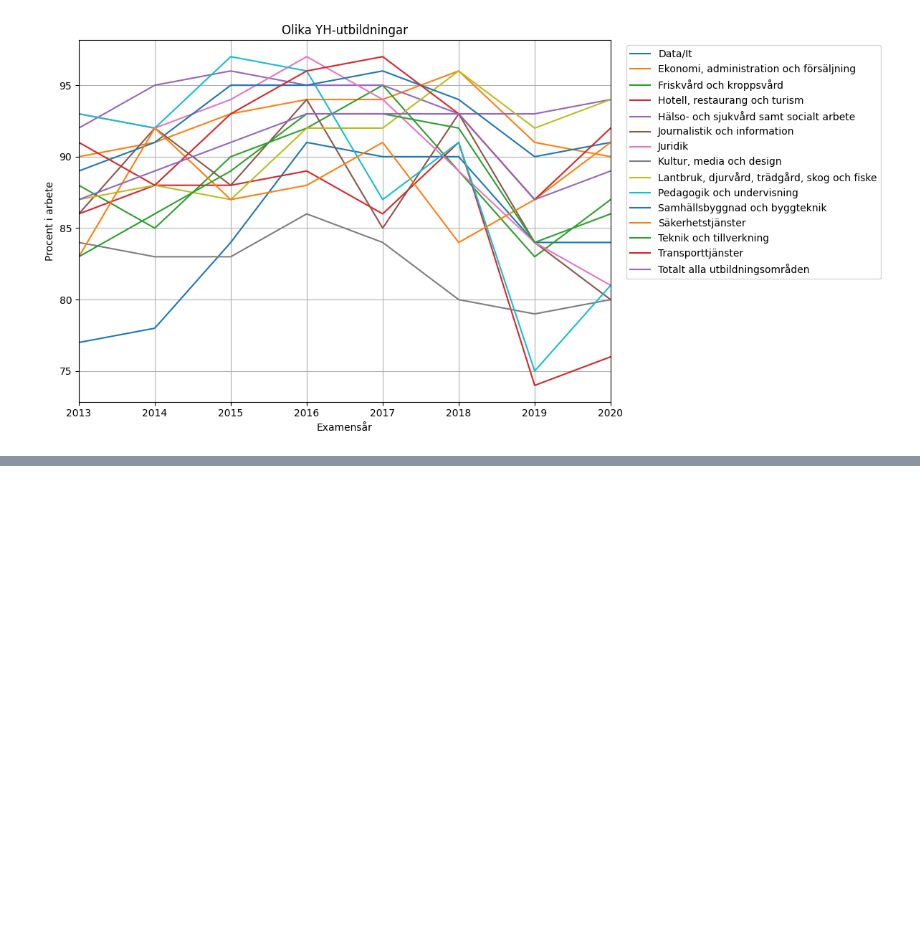
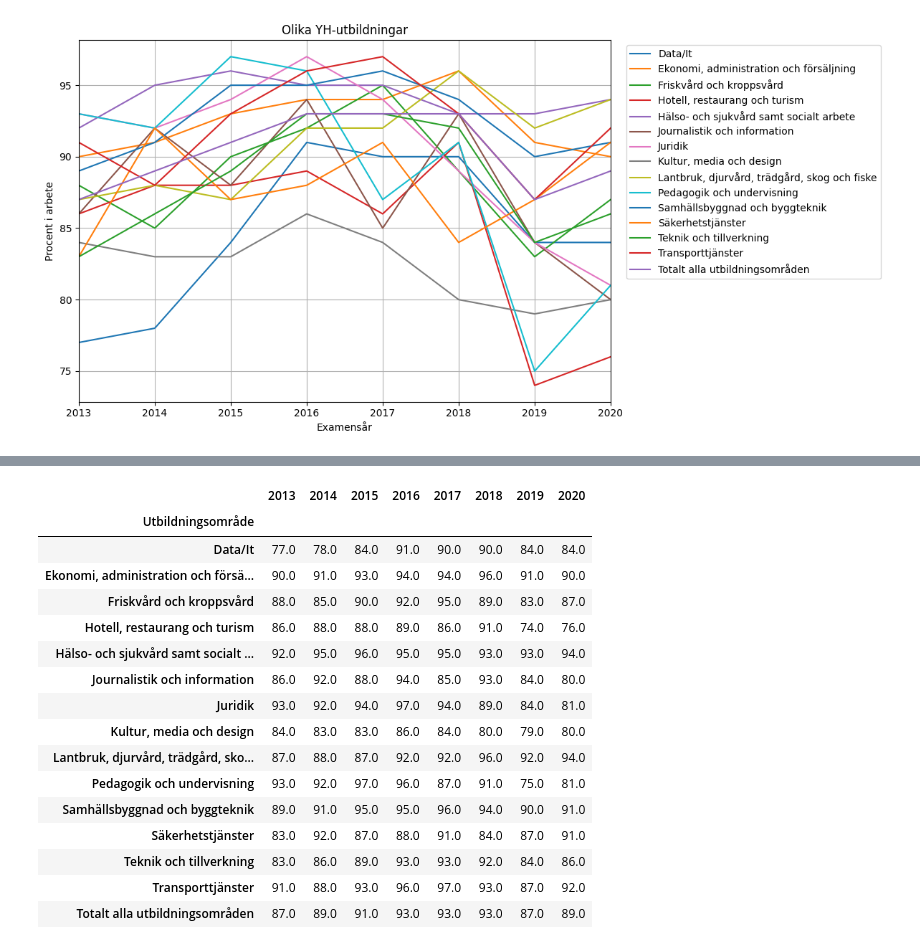
Before and after one commit to kokchun/PrataData, a Jupyter notebook: MYH/exploring_sysselsattning.ipynb, the cells around one changed output, grey strips where cells are left out. Saved outputs shown, nothing was run; the diff lists cells and outputs as text; code cells hidden in the pictures; blank space fills up the shorter version.

```diff
--- a/MYH/exploring_sysselsattning.ipynb
+++ b/MYH/exploring_sysselsattning.ipynb
@@ -114,0 +161,20 @@ fig.savefig("visualizations/sysselsattning/multiple_trends_cluttered.png")
+# %%
+df_mean
+# %% [output]
+|  | 2013 | 2014 | 2015 | 2016 | 2017 | 2018 | 2019 | 2020 |
+| Utbildningsområde |  |  |  |  |  |  |  |  |
+| Data/It | 77.0 | 78.0 | 84.0 | 91.0 | 90.0 | 90.0 | 84.0 | 84.0 |
+| Ekonomi, administration och försä... | 90.0 | 91.0 | 93.0 | 94.0 | 94.0 | 96.0 | 91.0 | 90.0 |
+| Friskvård och kroppsvård | 88.0 | 85.0 | 90.0 | 92.0 | 95.0 | 89.0 | 83.0 | 87.0 |
+| Hotell, restaurang och turism | 86.0 | 88.0 | 88.0 | 89.0 | 86.0 | 91.0 | 74.0 | 76.0 |
+| Hälso- och sjukvård samt socialt ... | 92.0 | 95.0 | 96.0 | 95.0 | 95.0 | 93.0 | 93.0 | 94.0 |
+| Journalistik och information | 86.0 | 92.0 | 88.0 | 94.0 | 85.0 | 93.0 | 84.0 | 80.0 |
+| Juridik | 93.0 | 92.0 | 94.0 | 97.0 | 94.0 | 89.0 | 84.0 | 81.0 |
+| Kultur, media och design | 84.0 | 83.0 | 83.0 | 86.0 | 84.0 | 80.0 | 79.0 | 80.0 |
+| Lantbruk, djurvård, trädgård, sko... | 87.0 | 88.0 | 87.0 | 92.0 | 92.0 | 96.0 | 92.0 | 94.0 |
+| Pedagogik och undervisning | 93.0 | 92.0 | 97.0 | 96.0 | 87.0 | 91.0 | 75.0 | 81.0 |
+| Samhällsbyggnad och byggteknik | 89.0 | 91.0 | 95.0 | 95.0 | 96.0 | 94.0 | 90.0 | 91.0 |
+| Säkerhetstjänster | 83.0 | 92.0 | 87.0 | 88.0 | 91.0 | 84.0 | 87.0 | 91.0 |
+| Teknik och tillverkning | 83.0 | 86.0 | 89.0 | 93.0 | 93.0 | 92.0 | 84.0 | 86.0 |
+| Transporttjänster | 91.0 | 88.0 | 93.0 | 96.0 | 97.0 | 93.0 | 87.0 | 92.0 |
+| Totalt alla utbildningsområden | 87.0 | 89.0 | 91.0 | 93.0 | 93.0 | 93.0 | 87.0 | 89.0 |
```
Also changed, not shown: parts of 2 cells of this notebook, 2 other files.
